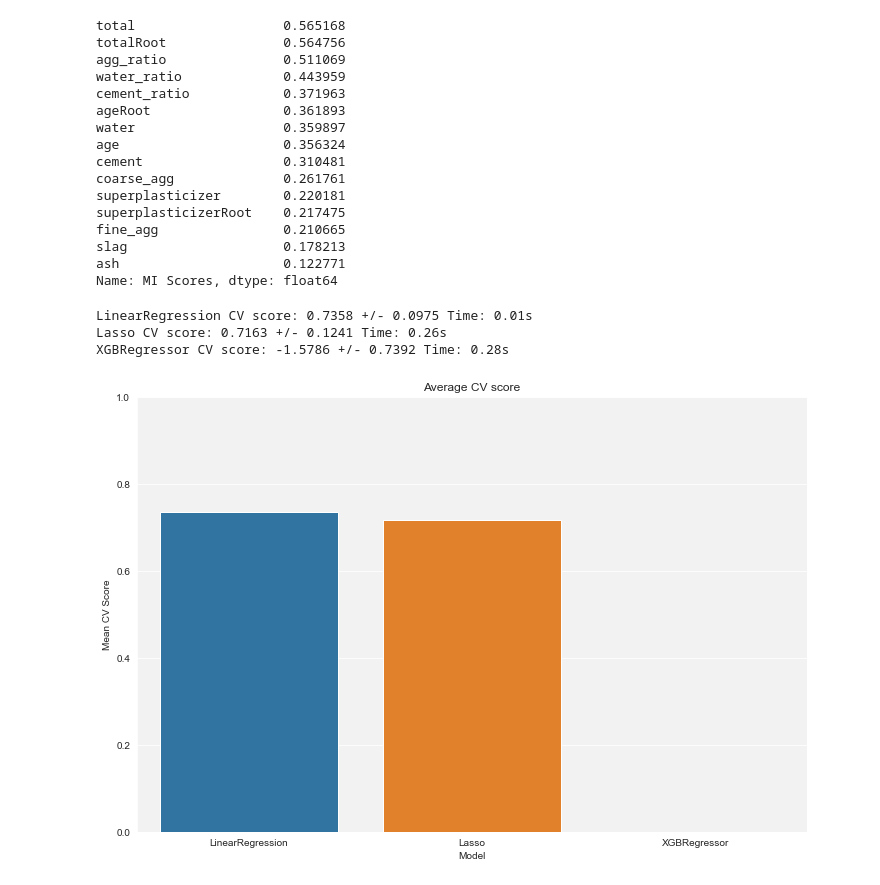
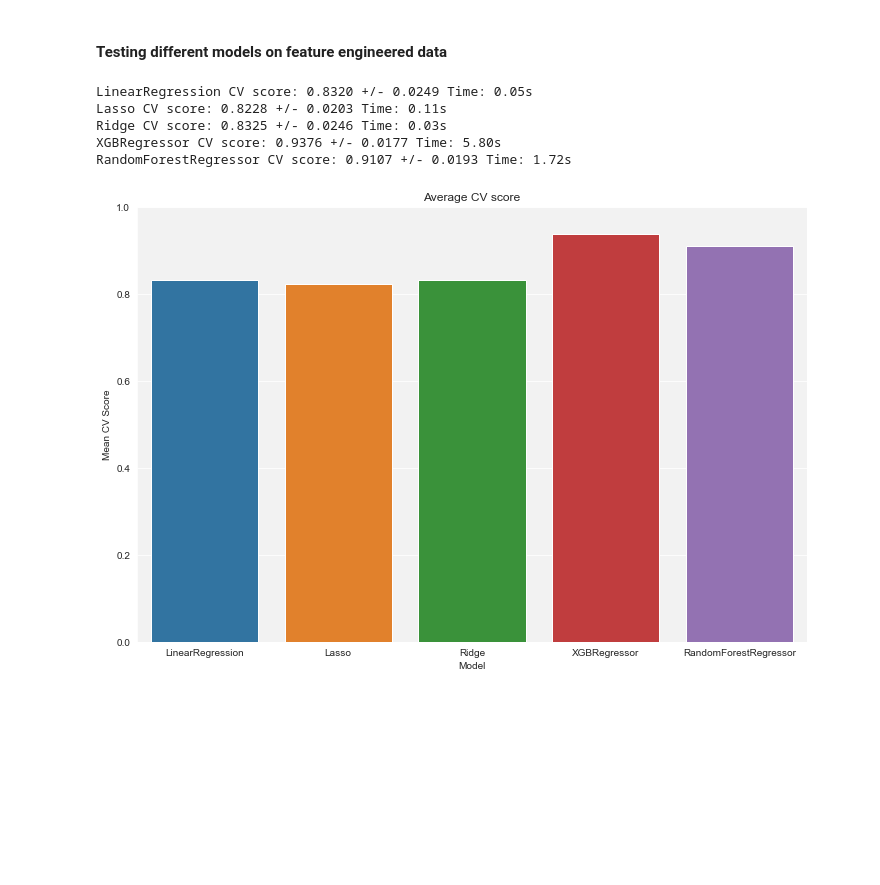
Before and after one commit to cezary17/concrete-strength-project, a Jupyter notebook: main.ipynb, the cells around one changed output. Saved outputs shown, nothing was run; the diff lists cells and outputs as text; code cells hidden in the pictures; blank space fills up the shorter version.

```diff
--- a/main.ipynb
+++ b/main.ipynb
@@ -99,0 +98,14 @@ g.map_diag(sns.distplot, bins=20)
+# %%
+fe_df = df.copy()
+
+fe_df['total'] = df.drop(['strength'], axis=1).sum(axis=1)
+
+fe_df['cement_root'] = (fe_df['slag'] + fe_df['ash'] + fe_df['coarse_agg'] + fe_df['fine_agg']) / fe_df['total']
+
+fe_df['water_ratio'] = fe_df['water'] / fe_df['total']
+
+fe_df['age_root'] = np.sqrt(fe_df['age'])
+
+fe_df['super_used'] = df['superplasticizer'].map(lambda l: 1 if l > 0 else 0)
+
+fe_df.head()
@@ -115,38 +186,0 @@ np.mean(cv_results)
-# %%
-fe_df = df.copy()
-
-fe_df['total'] = df.drop(['strength'], axis=1).sum(axis=1)
-
-fe_df['cement_ratio'] = fe_df['cement'] / fe_df['total']
-fe_df['water_ratio'] = fe_df['water'] / fe_df['total']
-fe_df['agg_ratio'] = (fe_df['coarse_agg'] + fe_df['fine_agg']) / fe_df['total']
-
-fe_df['ageRoot'] = fe_df['age'] ** (1/2)
-fe_df['superplasticizerRoot'] = fe_df['superplasticizer'] ** (1/2)
-fe_df['totalRoot'] = fe_df['total'] ** (1/2)
-
-fe_X = fe_df.drop(['strength'], axis=1)
-fe_y = fe_df['strength']
-# fe_df.head()
-# %%
-fe_mi_scores = calc_mi_scores(fe_X, fe_y)
-fe_mi_scores
-
-# fe_df.corr()['strength'].sort_values(ascending=False)
-# %% [output]
-total                   0.565168
-totalRoot               0.564756
-agg_ratio               0.511069
-water_ratio             0.443959
-cement_ratio            0.371963
-ageRoot                 0.361893
-water                   0.359897
-age                     0.356324
-cement                  0.310481
-coarse_agg              0.261761
-superplasticizer        0.220181
-superplasticizerRoot    0.217475
-fine_agg                0.210665
-slag                    0.178213
-ash                     0.122771
-Name: MI Scores, dtype: float64
@@ -177,24 +187,29 @@ def model_tester(df, models):
+# %% [markdown]
+#### Testing different models on feature engineered data
 # %%
 constant_state = 2137
 
-models = [LinearRegression(n_jobs=4),
-          Lasso(max_iter=5000, alpha=0.05, random_state=constant_state),
-          XGBRegressor(n_estimators=10, learning_rate=0.05, n_jobs=4, random_state=constant_state)
+models = [LinearRegression(n_jobs=-1),
+          Lasso(max_iter=1000, alpha=0.1, random_state=constant_state),
+          Ridge(alpha=0.05, random_state=constant_state),
+          XGBRegressor(n_estimators=500, learning_rate=0.1, n_jobs=-1, random_state=constant_state),
+          RandomForestRegressor(n_estimators=200, n_jobs=-1, random_state=constant_state),
           ]
 
-results = model_tester(fe_df, models)
+results = model_tester(fe_df.sample(frac=1), models)
 
 results_df = pd.DataFrame(results)
 
-results_df.head()
 
 plt.figure(figsize=(12, 8))
 plt.title('Average CV score')
 ax = sns.barplot(x='ModelName', y='MeanCVScore', data=results_df)
 ax.set(xlabel='Model', ylabel='Mean CV Score', ylim=(0, 1))
 plt.show()
 # %% [output]
-LinearRegression CV score: 0.7358 +/- 0.0975 Time: 0.01s
-Lasso CV score: 0.7163 +/- 0.1241 Time: 0.26s
-XGBRegressor CV score: -1.5786 +/- 0.7392 Time: 0.28s
+LinearRegression CV score: 0.8320 +/- 0.0249 Time: 0.05s
+Lasso CV score: 0.8228 +/- 0.0203 Time: 0.11s
+Ridge CV score: 0.8325 +/- 0.0246 Time: 0.03s
+XGBRegressor CV score: 0.9376 +/- 0.0177 Time: 5.80s
+RandomForestRegressor CV score: 0.9107 +/- 0.0193 Time: 1.72s
-[figure, old version]
+[figure, new version]
```
Also changed, not shown: parts of 19 cells of this notebook.
